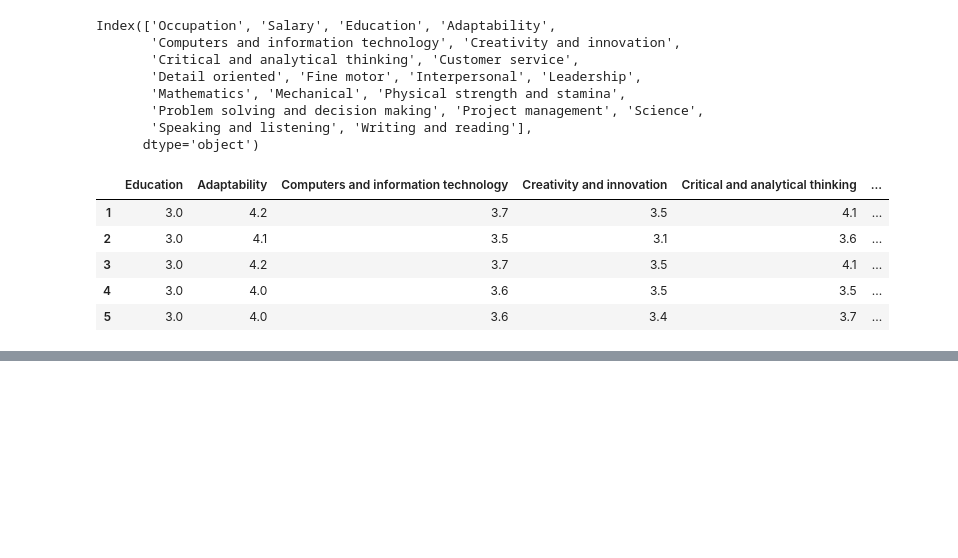
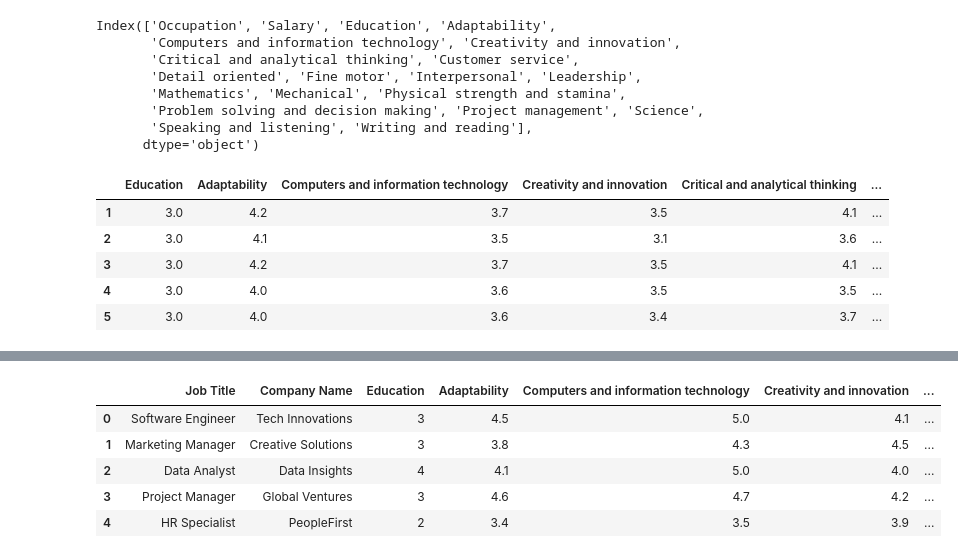
Before and after one commit to HenryRifle/LinkedOut-AI-Job-Board, a Jupyter notebook: Job_Recommender.ipynb, the cells around one changed output, grey strips where cells are left out. Saved outputs shown, nothing was run; the diff lists cells and outputs as text; code cells hidden in the pictures; blank space fills up the shorter version.

Commit message:
Add Artificial Job Listing Data and update Job Recommender Algorithm.

```diff
--- a/Job_Recommender.ipynb
+++ b/Job_Recommender.ipynb
@@ -113,0 +105,12 @@ recommended_occupations.head()
+# %%
+#Created artificial jobs dataset matching the format of skills dataset for easier computation.
+jobs_data = pd.read_csv('generated_data\\jobs.csv')
+# %%
+jobs_data.head()
+# %% [output]
+|  | Job Title | Company Name | Education | Adaptability | Computers and information technology | Creativity and innovation | ... |
+| 0 | Software Engineer | Tech Innovations | 3 | 4.5 | 5.0 | 4.1 | ... |
+| 1 | Marketing Manager | Creative Solutions | 3 | 3.8 | 4.3 | 4.5 | ... |
+| 2 | Data Analyst | Data Insights | 4 | 4.1 | 5.0 | 4.0 | ... |
+| 3 | Project Manager | Global Ventures | 3 | 4.6 | 4.7 | 4.2 | ... |
+| 4 | HR Specialist | PeopleFirst | 2 | 3.4 | 3.5 | 3.9 | ... |
```
Also changed, not shown: parts of 7 cells of this notebook, 1 other file.
